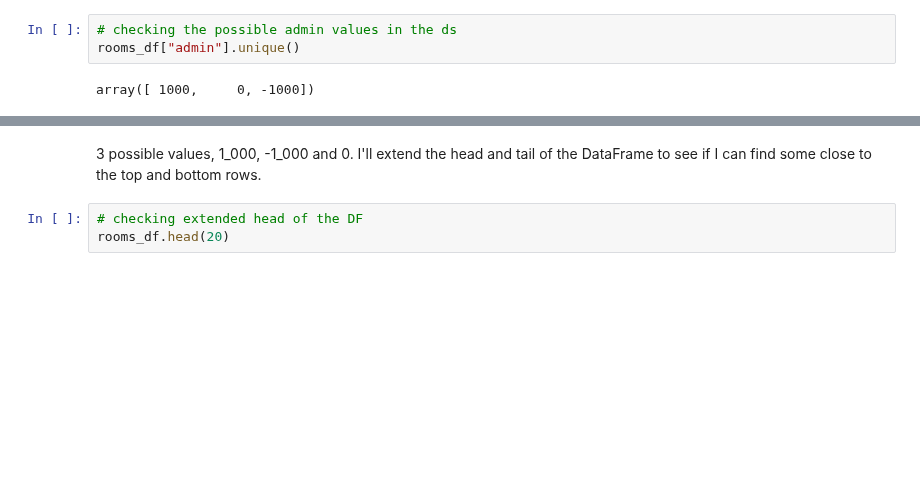
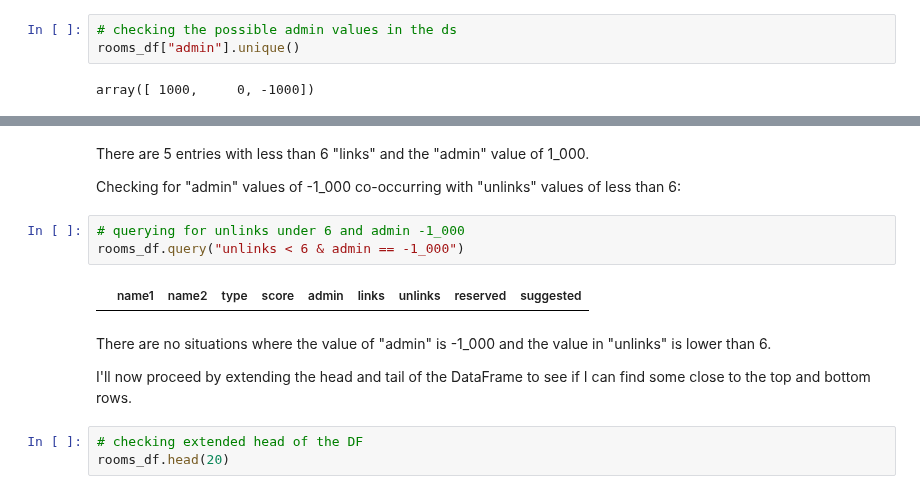
Before and after one commit to duarteharris/pruvo, a Jupyter notebook: eda.ipynb, the cells around one changed output, grey strips where cells are left out. Cells and saved outputs as stored; diff of their text form; blank space fills up the shorter version.

```diff
--- a/eda.ipynb
+++ b/eda.ipynb
@@ -134,5 +152,16 @@ array([ 1000,     0, -1000])
+# %% [markdown]
+There are 5 entries with less than 6 "links" and the "admin" value of 1_000.
+
+Checking for "admin" values of -1_000 co-occurring with "unlinks" values of less than 6:
+# %%
+# querying for unlinks under 6 and admin -1_000
+rooms_df.query("unlinks < 6 & admin == -1_000")
+# %% [output]
+|  | name1 | name2 | type | score | admin | links | unlinks | reserved | suggested |
 # %% [markdown]
-3 possible values, 1_000, -1_000 and 0. I'll extend the head and tail of the DataFrame to see if I can find some close to the top and bottom rows.
+There are no situations where the value of "admin" is -1_000 and the value in "unlinks" is lower than 6.
+
+I'll now proceed by extending the head and tail of the DataFrame to see if I can find some close to the top and bottom rows.
 # %%
 # checking extended head of the DF
 rooms_df.head(20)
```
Also changed, not shown: parts of 3 cells of this notebook.
